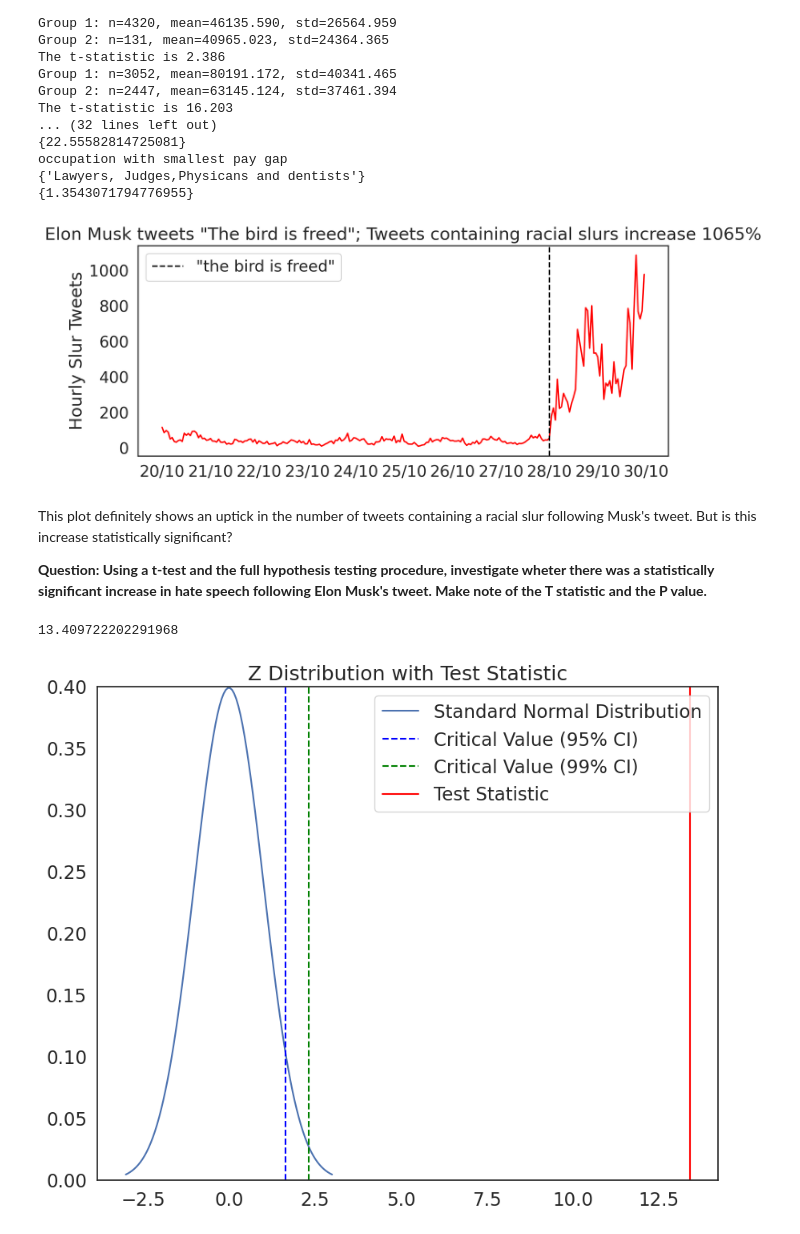
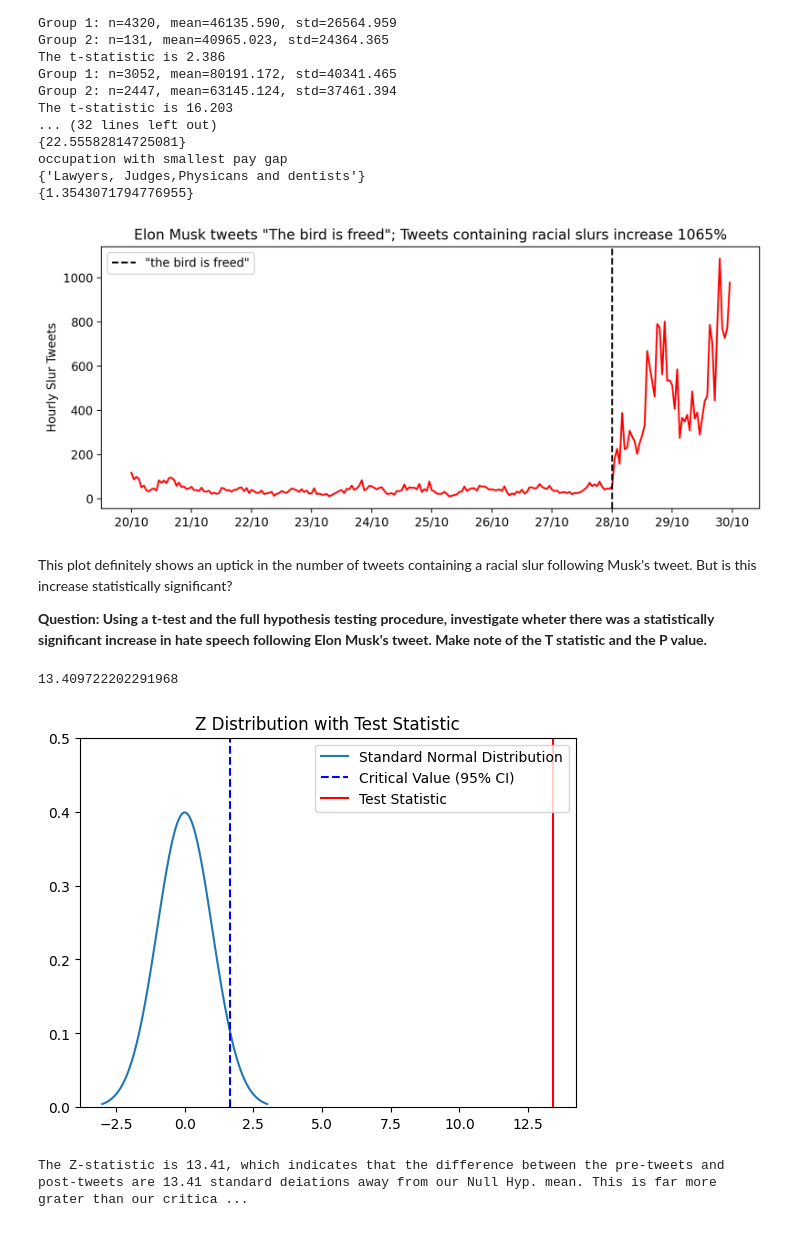
Before and after one commit to wigglyworm88/QM2, a Jupyter notebook: notebooks/W06. Hypothesis Testing.ipynb, the cells around one changed output. Saved outputs shown, nothing was run; the diff lists cells and outputs as text; code cells hidden in the pictures.

```diff
--- a/notebooks/W06. Hypothesis Testing.ipynb
+++ b/notebooks/W06. Hypothesis Testing.ipynb
@@ -407,28 +407,32 @@ occupation with smallest pay gap
 # %%
 import datetime
 from matplotlib.pyplot import figure
 import matplotlib.dates as mdates
+import pandas as pd
+import matplotlib.pyplot as plt
 
 tweets=pd.read_csv('https://storage.googleapis.com/qm2/wk7/elon_twitter.csv') # read in the data
 figure(figsize=(10, 4), dpi=200)
 tweets['hour']=pd.to_datetime(tweets['hour'])
 
 tweet=datetime.datetime(2022, 10, 28)
 
 pre_mean=tweets[tweets['hour']<tweet]['count'].mean()
 post_mean=tweets[tweets['hour']>tweet]['count'].mean()
 pct_change= int(((post_mean-pre_mean)/pre_mean)*100)
 
 plt.ylabel('Hourly Slur Tweets')
 
-plt.plot_date(tweets['hour'], tweets['count'], 'b', color='red')
+plt.plot(tweets['hour'], tweets['count'], color='red', linestyle='-')
 plt.axvline(tweet, color='black', linestyle='dashed', label='"the bird is freed"')
+
 plt.legend()
 plt.title('Elon Musk tweets "The bird is freed"; Tweets containing racial slurs increase {}%'.format(pct_change))
+
 plt.gca().xaxis.set_major_locator(mdates.DayLocator())
 plt.gca().xaxis.set_major_formatter(mdates.DateFormatter('%d/%m'))
 # %% [output]
-[figure, old version]
+[figure, new version]
 # %% [markdown]
 This plot definitely shows an uptick in the number of tweets containing a racial slur following Musk's tweet. But is this increase statistically significant?
 
@@ -446,9 +450,12 @@ This plot definitely shows an uptick in the number of tweets containing a racial
 
 # Step 2: Test Statistic
 # z = mean of slurs after tweet - mean of slurs before tweet ÷ s.d of overall slur tweets/square root total num of observations
+import numpy as np
+from scipy.stats import norm
+
 tweets['hour'] = pd.to_datetime(tweets['hour'])
 
-tweet_time = pd.to_datetime('2022.10.28')
+tweet_time = pd.to_datetime('2022-10-28')
 
 pre_tweet = tweets[tweets['hour'] < tweet_time]['count']
 post_tweet = tweets[tweets['hour'] > tweet_time]['count']
@@ -474,14 +481,9 @@ def plot_z(test_statistic):
     critical_value_95 = 1.645
     plt.axvline(critical_value_95, color='blue', linestyle='dashed', linewidth=1.5, label='Critical Value (95% CI)')
 
-    critical_value_99 = 2.33
-    plt.axvline(critical_value_99, color='green', linestyle='dashed', linewidth=1.5, label='Critical Value (99% CI)')
-
-
     plt.axvline(test_statistic, color='red', linestyle='solid', linewidth=1.5,label='Test Statistic')
 
-
-    plt.ylim(0,0.4)
+    plt.ylim(0,0.5)
     plt.legend()
     plt.title('Z Distribution with Test Statistic')
     plt.show()
@@ -489,4 +491,4 @@ def plot_z(test_statistic):
 plot_z(z_statistic)
 # %% [output]
 13.409722202291968
-[figure, old version]
+[figure, new version]
@@ -495,0 +495,4 @@ plot_z(z_statistic)
+# %%
+print("The Z-statistic is 13.41, which indicates that the difference between the pre-tweets and post-tweets are 13.41 standard deiations away from our Null Hyp. mean. This is far more grater than our critical value, hence must explore the alternative.")
+# %% [output]
+The Z-statistic is 13.41, which indicates that the difference between the pre-tweets and post-tweets are 13.41 standard deiations away from our Null Hyp. mean. This is far more grater than our critica ...
```
Also changed, not shown: parts of 2 cells of this notebook.
